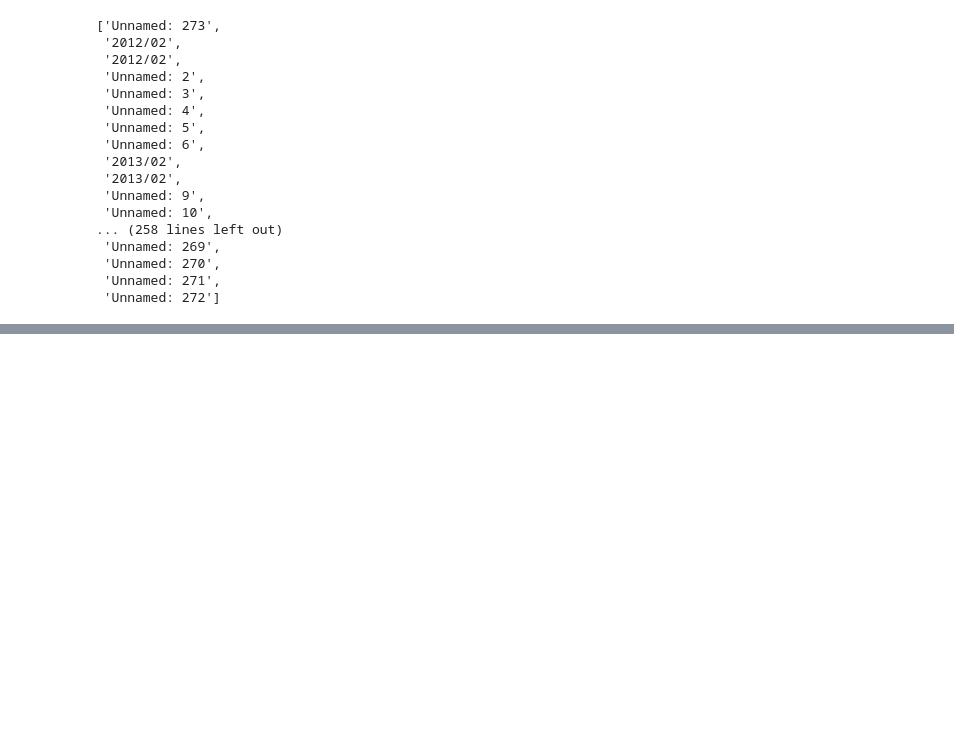
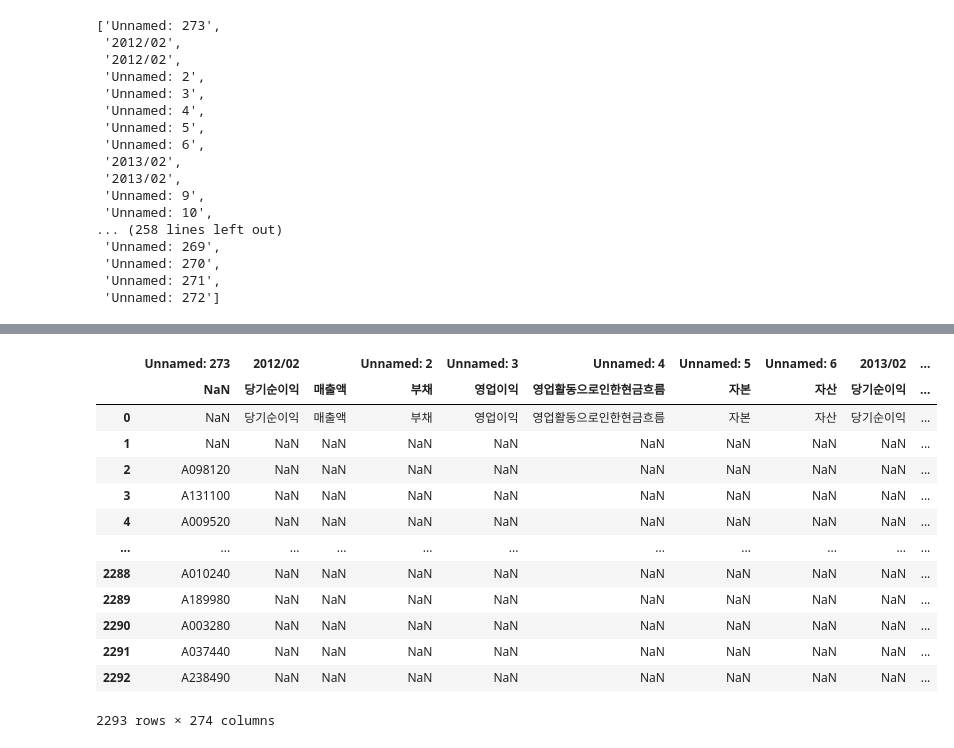
Before and after one commit to starfishkenny/Python, a Jupyter notebook: 20210210_Implementation.ipynb, the cells around one changed output, grey strips where cells are left out. Cells and saved outputs as stored; diff of their text form; code cells hidden in the pictures; blank space fills up the shorter version.

```diff
--- a/20210210_Implementation.ipynb
+++ b/20210210_Implementation.ipynb
@@ -100,0 +138,48 @@ new_big_col # 다시 해야할 듯....
+# %%
+# 재무데이터 전처리 함수화
+def get_finance_data(path):
+    data_path = path
+    raw_data = pd.read_excel(data_path)
+    big_col = list(raw_data.columns)
+    small_col = list(raw_data.iloc[0])
+
+    new_big_col = []
+    for num,col in enumerate(big_col):
+        if 'Unnamed' in col:
+            new_big_col.append(big_col[num-1])
+        else:
+            new_big_col.append(big_col[num])
+
+    raw_data.columns = [new_big_col, small_col]
+    clean_df = raw_data.loc[raw_data.index.dropna()]
+
+    return clean_df
+# %%
+# 재무비율 데이터와 투자지표 데이터 역시 똑같은 문제가 있으므로
+# get_finance_data 함수를 활용하여 가져오면 됨
+
+fs_path = r'E:\jupyter\Quant with Python\Excel_data\재무제표데이터.xlsx'
+fs_df = get_finance_data(fs_path)
+
+fr_path = r'E:\jupyter\Quant with Python\Excel_data\재무비율데이터.xlsx'
+fr_df = get_finance_data(fr_path)
+
+invest_path = r'E:\jupyter\Quant with Python\Excel_data\투자지표데이터.xlsx'
+invest_df = get_finance_data(invest_path)
+# %%
+fs_df
+# %% [output]
+|  | Unnamed: 273 | 2012/02 |  | Unnamed: 2 | Unnamed: 3 | Unnamed: 4 | Unnamed: 5 | Unnamed: 6 | 2013/02 | ... |
+|  | NaN | 당기순이익 | 매출액 | 부채 | 영업이익 | 영업활동으로인한현금흐름 | 자본 | 자산 | 당기순이익 | ... |
+| 0 | NaN | 당기순이익 | 매출액 | 부채 | 영업이익 | 영업활동으로인한현금흐름 | 자본 | 자산 | 당기순이익 | ... |
+| 1 | NaN | NaN | NaN | NaN | NaN | NaN | NaN | NaN | NaN | ... |
+| 2 | A098120 | NaN | NaN | NaN | NaN | NaN | NaN | NaN | NaN | ... |
+| 3 | A131100 | NaN | NaN | NaN | NaN | NaN | NaN | NaN | NaN | ... |
+| 4 | A009520 | NaN | NaN | NaN | NaN | NaN | NaN | NaN | NaN | ... |
+| ... | ... | ... | ... | ... | ... | ... | ... | ... | ... | ... |
+| 2288 | A010240 | NaN | NaN | NaN | NaN | NaN | NaN | NaN | NaN | ... |
+| 2289 | A189980 | NaN | NaN | NaN | NaN | NaN | NaN | NaN | NaN | ... |
+| 2290 | A003280 | NaN | NaN | NaN | NaN | NaN | NaN | NaN | NaN | ... |
+| 2291 | A037440 | NaN | NaN | NaN | NaN | NaN | NaN | NaN | NaN | ... |
+| 2292 | A238490 | NaN | NaN | NaN | NaN | NaN | NaN | NaN | NaN | ... |
+2293 rows × 274 columns
```
Also changed, not shown: parts of 16 cells of this notebook.
